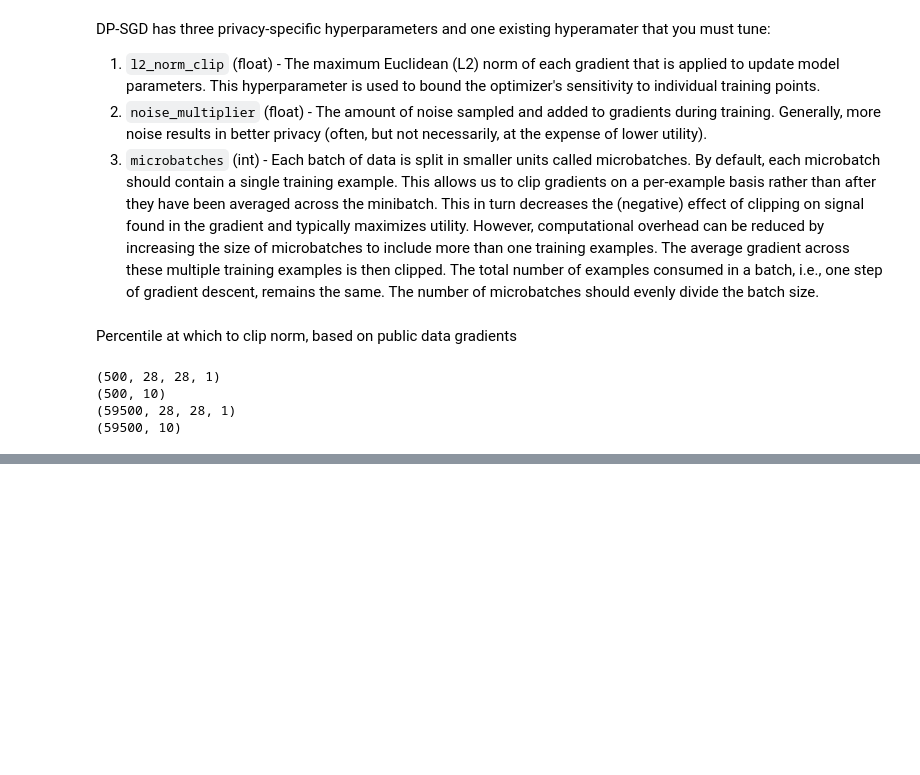
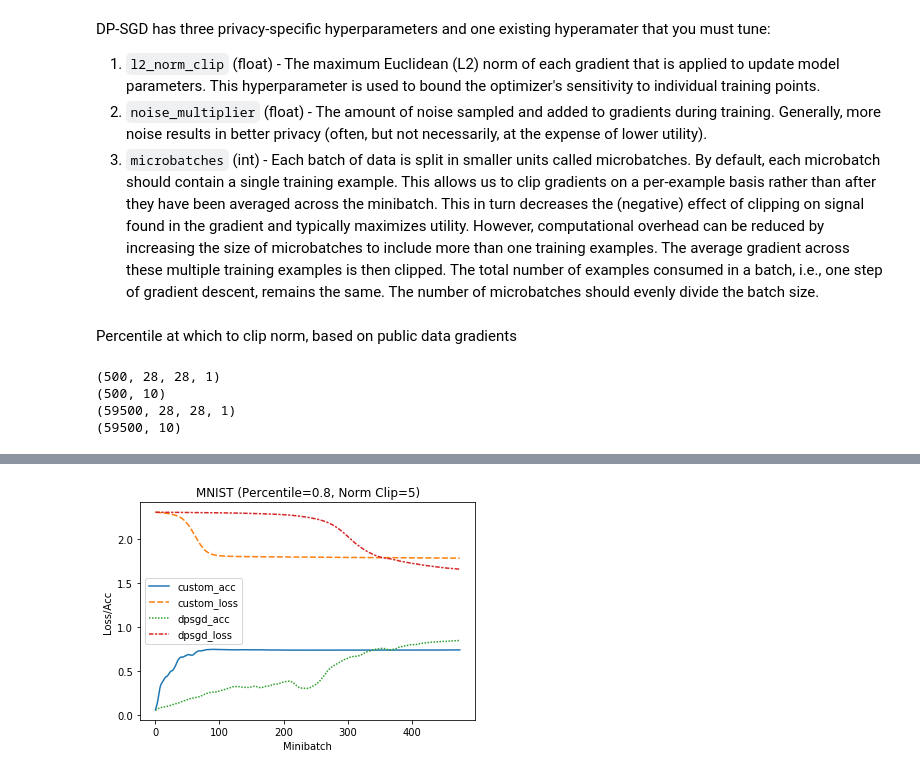
Before and after one commit to qinghao1/gradient, a Jupyter notebook: mnist_dynamic_norm.ipynb, the cells around one changed output, grey strips where cells are left out. Cells and saved outputs as stored; diff of their text form; code cells hidden in the pictures; blank space fills up the shorter version.

```diff
--- a/mnist_dynamic_norm.ipynb
+++ b/mnist_dynamic_norm.ipynb
@@ -26,7 +26,7 @@ DP-SGD has three privacy-specific hyperparameters and one existing hyperamater t
 2. `noise_multiplier` (float) - The amount of noise sampled and added to gradients during training. Generally, more noise results in better privacy (often, but not necessarily, at the expense of lower utility).
 3.   `microbatches` (int) - Each batch of data is split in smaller units called microbatches. By default, each microbatch should contain a single training example. This allows us to clip gradients on a per-example basis rather than after they have been averaged across the minibatch. This in turn decreases the (negative) effect of clipping on signal found in the gradient and typically maximizes utility. However, computational overhead can be reduced by increasing the size of microbatches to include more than one training examples. The average gradient across these multiple training examples is then clipped. The total number of examples consumed in a batch, i.e., one step of gradient descent, remains the same. The number of microbatches should evenly divide the batch size.
 # %%
-l2_norm_clip = 0.5
+l2_norm_clip = 5
 noise_multiplier = 1
 num_microbatches = batch_size
 
@@ -35,7 +35,7 @@ if batch_size % num_microbatches != 0:
 # %% [markdown]
 Percentile at which to clip norm, based on public data gradients
 # %%
-norm_percentile = 0.5
+norm_percentile = 0.8
 # %%
 train, test = tf.keras.datasets.mnist.load_data()
 train_data, train_labels = train
@@ -180,12 +177,19 @@ def evaluate_model(model, loss_fn, x, y):
     acc = np.mean(tf.keras.metrics.categorical_accuracy(y, pred).numpy())
     return (loss, acc)
 # %%
-dynamic_norm_model = cnn_model()
-dynamic_norm_optimizer = DPAdamGaussianOptimizer(
+custom_model = cnn_model()
+custom_optimizer = DPAdamGaussianOptimizer(
     l2_norm_clip=l2_norm_clip,
     noise_multiplier=noise_multiplier,
     num_microbatches=num_microbatches)
 
-dynamic_norm_model.compile(optimizer=dynamic_norm_optimizer, loss=loss_fn, metrics=['accuracy'])
+custom_model.compile(optimizer=custom_optimizer, loss=loss_fn, metrics=['accuracy'])
+
+dpsgd_model = cnn_model()
+dpsgd_optimizer = DPAdamGaussianOptimizer(
+    l2_norm_clip=l2_norm_clip,
+    noise_multiplier=noise_multiplier,
+    num_microbatches=num_microbatches)
+dpsgd_model.compile(optimizer=dpsgd_optimizer, loss=loss_fn, metrics=['accuracy'])
 # %%
 # Iterate over epochs.
@@ -307,10 +323,11 @@ evaluate_model(baseline_model, loss_fn, test_data, test_labels)
 baseline_loss_per_epoch = [np.mean(e) for e in baseline_history.history['val_loss']]
 baseline_acc_per_epoch = baseline_history.history['val_acc']
 # %%
-metrics = pd.DataFrame({'clipped_loss': clipped_loss_epochs,
-                        'dpsgd_loss': dpsgd_loss_epochs,
-                        'clipped_acc': clipped_acc_epochs,
-                        'dpsgd_acc': dpsgd_acc_epochs,
+metrics = pd.DataFrame({'custom_loss': custom_loss_batches,
+                        'dpsgd_loss': dpsgd_loss_batches,
+                        'custom_acc': custom_acc_batches,
+                        'dpsgd_acc': dpsgd_acc_batches,
+#                         'grad_norm': public_norms,
 #                         'baseline_loss': baseline_loss_per_epoch,
 #                         'baseline_acc': baseline_acc_per_epoch
                        })
@@ -318,4 +353,7 @@ print(metrics)
 # %%
 ax = sns.lineplot(data=metrics)
-ax.set(xlabel='Epoch', ylabel='Loss/Acc', title='MNIST')
-plt.savefig('mnist_dynamic-norm_percentile{}.png'.format(norm_percentile))
+ax.set(xlabel='Minibatch', ylabel='Loss/Acc',
+       title='MNIST (Percentile={}, Norm Clip={})'.format(norm_percentile, l2_norm_clip))
+plt.savefig('mnist_dynamic-norm_percentile{}-dpsgd_norm{}.png'.format(norm_percentile, l2_norm_clip))
+# %% [output]
+[figure, added]
```
Also changed, not shown: parts of 13 cells of this notebook, 25 other files.
